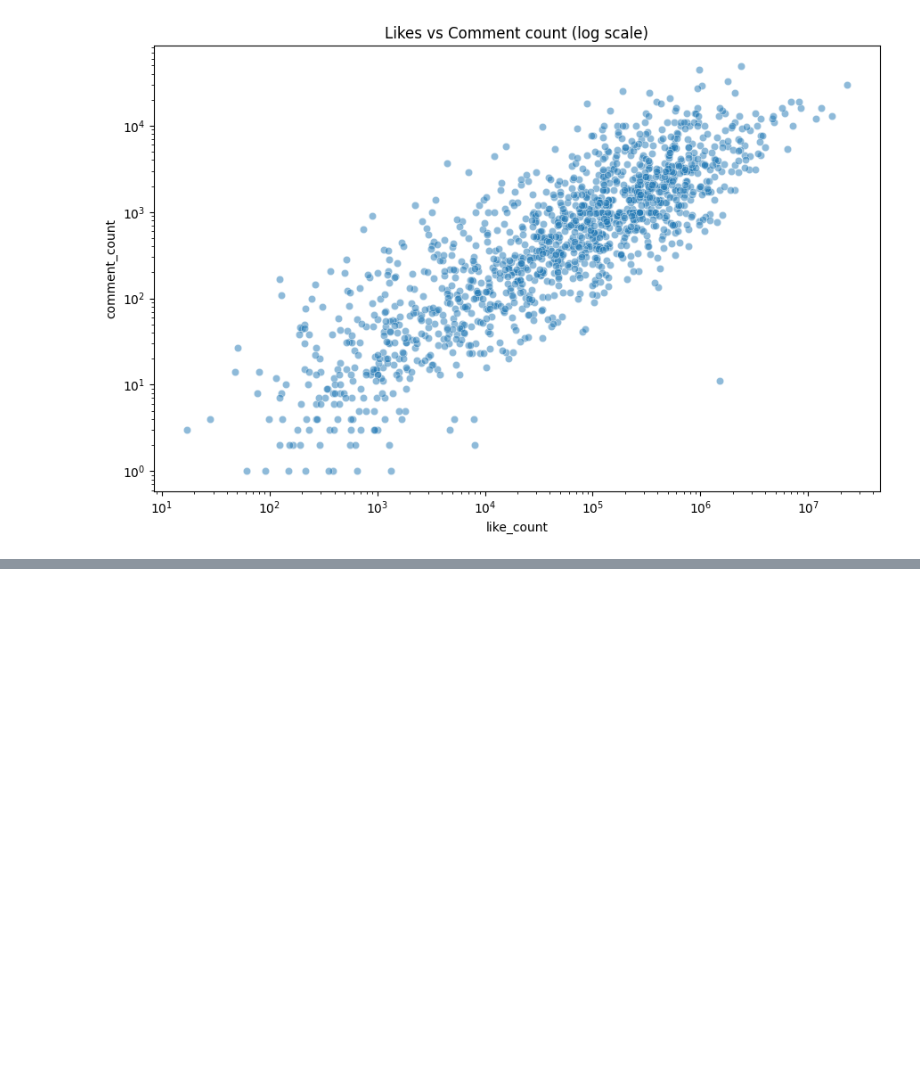
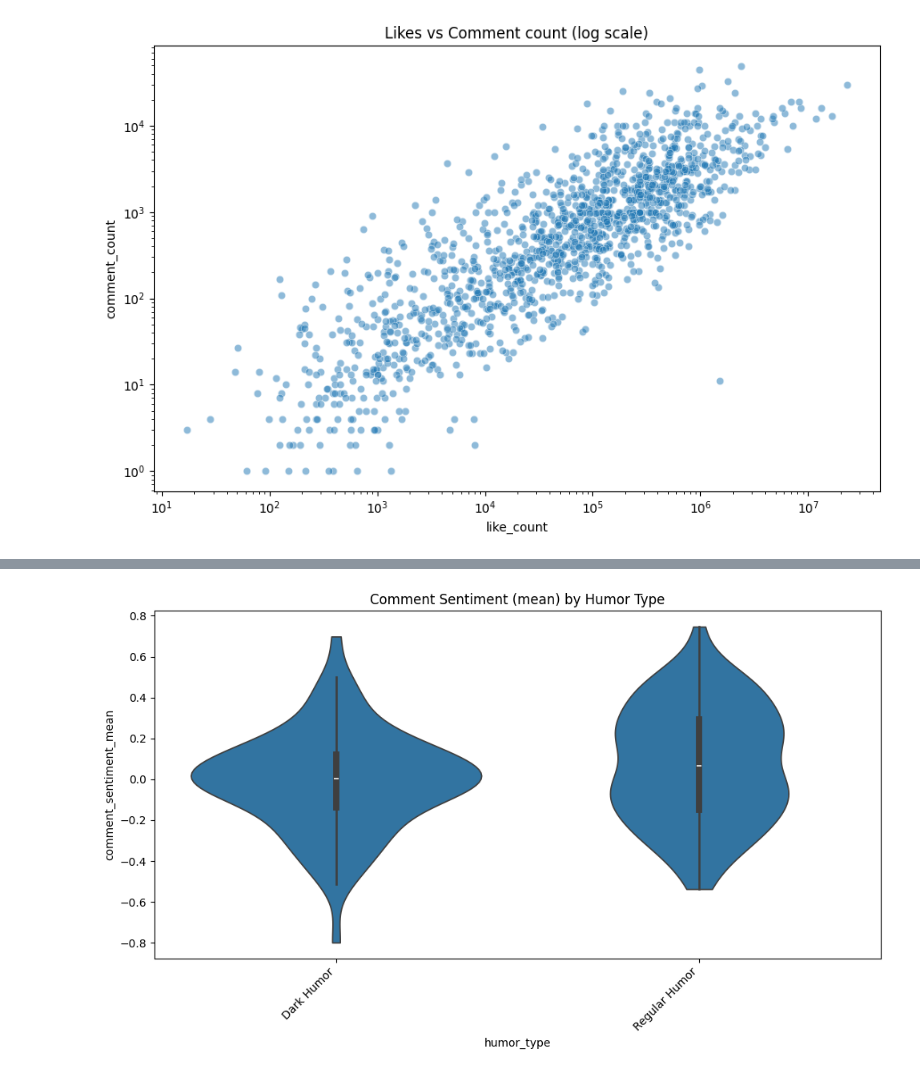
Before and after one commit to syd-kiwi/humor-harm-api, a Jupyter notebook: understand_dataset.ipynb, the cells around one changed output, grey strips where cells are left out. Saved outputs shown, nothing was run; the diff lists cells and outputs as text; code cells hidden in the pictures; blank space fills up the shorter version.

```diff
--- a/understand_dataset.ipynb
+++ b/understand_dataset.ipynb
@@ -249,0 +279,19 @@ using columns: {'duration': 'duration', 'views': 'view_count', 'likes': 'like_co
+# %%
+# Cell 2: Sentiment by humor_type (drop "None of these")
+
+import seaborn as sns
+import matplotlib.pyplot as plt
+
+humor_type_col = "humor_type"
+plot_df = df[[humor_type_col, "comment_sentiment_mean"]].dropna().copy()
+
+plot_df = plot_df[plot_df[humor_type_col].astype(str).str.strip().str.lower() != "none of these"]
+
+plt.figure(figsize=(10, 6))
+sns.violinplot(data=plot_df, x=humor_type_col, y="comment_sentiment_mean", inner="box", cut=0)
+plt.xticks(rotation=45, ha="right")
+plt.title("Comment Sentiment (mean) by Humor Type")
+plt.tight_layout()
+plt.show()
+# %% [output]
+[figure, added]
```
Also changed, not shown: parts of 5 cells of this notebook.
